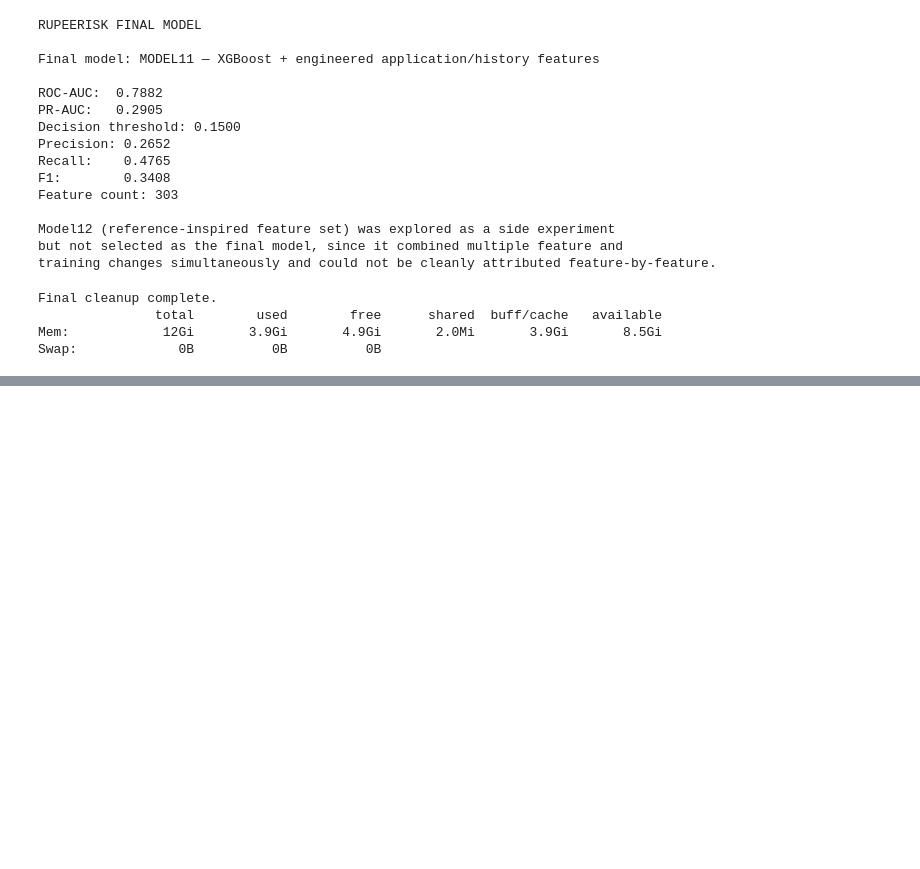
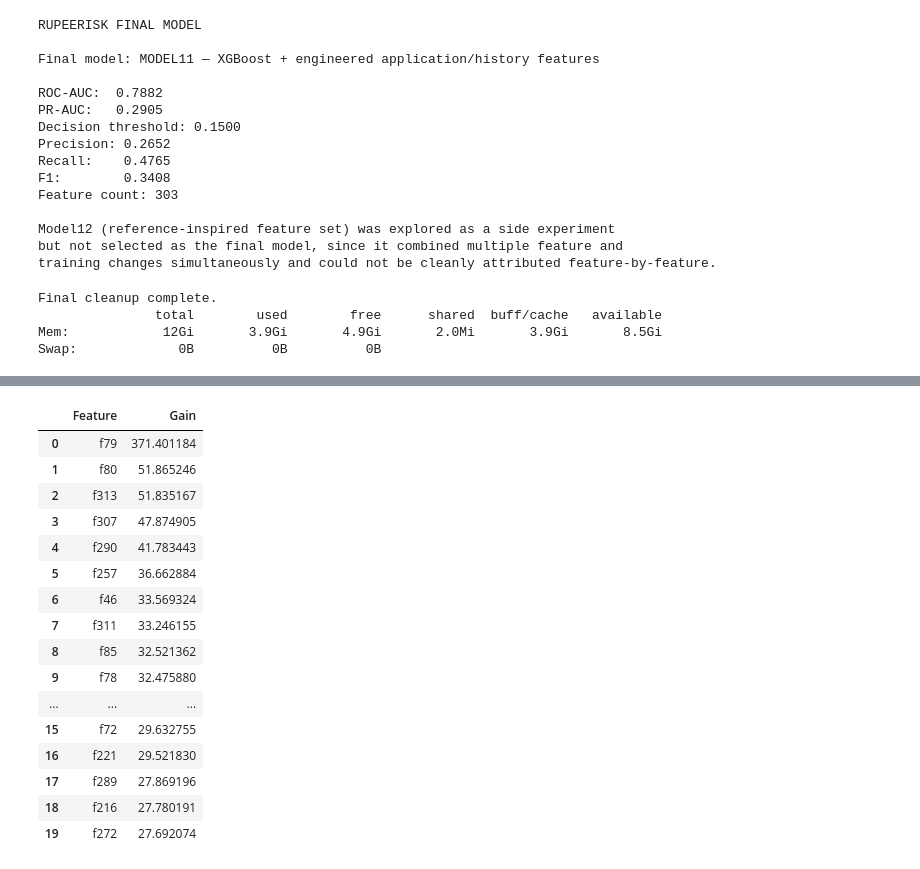
Before and after one commit to ayushhh026/RuppeRisk, a Jupyter notebook: notebooks/MODEL11_Finalization_SHAP_Business_Analysis.ipynb, the cells around one changed output, grey strips where cells are left out. Saved outputs shown, nothing was run; the diff lists cells and outputs as text; code cells hidden in the pictures; blank space fills up the shorter version.

```diff
--- a/notebooks/MODEL11_Finalization_SHAP_Business_Analysis.ipynb
+++ b/notebooks/MODEL11_Finalization_SHAP_Business_Analysis.ipynb
@@ -378,0 +411,34 @@ Swap:             0B          0B          0B
+# %%
+booster = model11.get_booster()
+
+gain_importance = booster.get_score(
+    importance_type="gain"
+)
+
+gain_importance = pd.DataFrame(
+    gain_importance.items(),
+    columns=["Feature", "Gain"]
+).sort_values(
+    "Gain",
+    ascending=False
+).reset_index(drop=True)
+
+display(gain_importance.head(20))
+# %% [output]
+|  | Feature | Gain |
+| 0 | f79 | 371.401184 |
+| 1 | f80 | 51.865246 |
+| 2 | f313 | 51.835167 |
+| 3 | f307 | 47.874905 |
+| 4 | f290 | 41.783443 |
+| 5 | f257 | 36.662884 |
+| 6 | f46 | 33.569324 |
+| 7 | f311 | 33.246155 |
+| 8 | f85 | 32.521362 |
+| 9 | f78 | 32.475880 |
+| ... | ... | ... |
+| 15 | f72 | 29.632755 |
+| 16 | f221 | 29.521830 |
+| 17 | f289 | 27.869196 |
+| 18 | f216 | 27.780191 |
+| 19 | f272 | 27.692074 |
```
Also changed, not shown: parts of 3 cells of this notebook.
